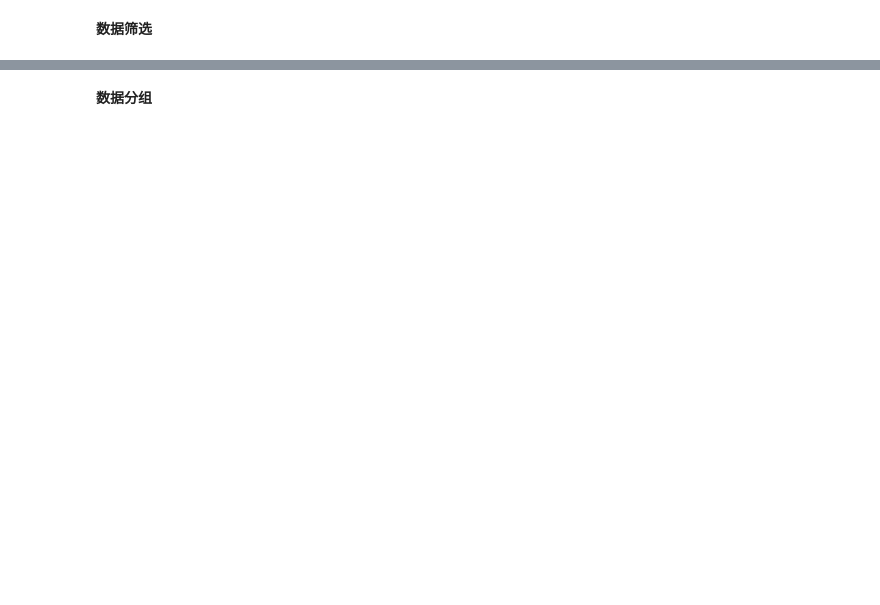
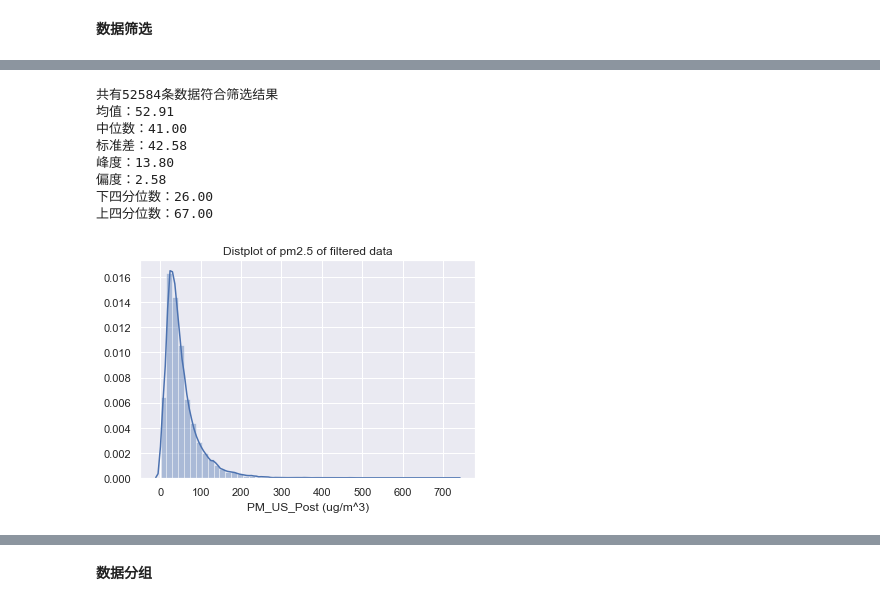
Before and after one commit to bupt3061/DataScience, a Jupyter notebook: PracticalProjects/01_中国五城市PM2.5分析.ipynb, the cells around one changed output, grey strips where cells are left out. Drawn from its saved outputs; the diff is of its cells as text; code cells hidden in the pictures; blank space fills up the shorter version.

```diff
--- a/PracticalProjects/01_中国五城市PM2.5分析.ipynb
+++ b/PracticalProjects/01_中国五城市PM2.5分析.ipynb
@@ -394,0 +405,12 @@ data_filtered = reading_stats(data, ['city == "Beijing"'])
+# %%
+data_filtered_sh = reading_stats(data, ['city == "Shanghai"', ])
+# %% [output]
+共有52584条数据符合筛选结果
+均值：52.91
+中位数：41.00
+标准差：42.58
+峰度：13.80
+偏度：2.58
+下四分位数：26.00
+上四分位数：67.00
+[figure, added]
```
Also changed, not shown: parts of 18 cells of this notebook.
